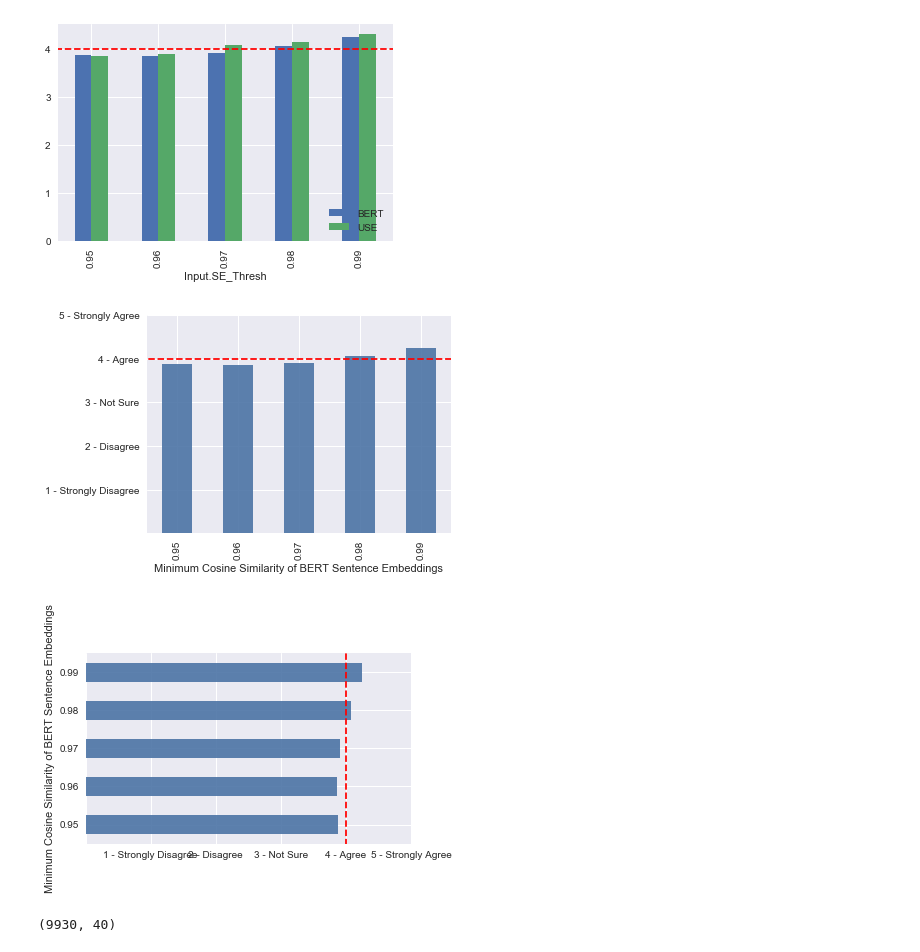
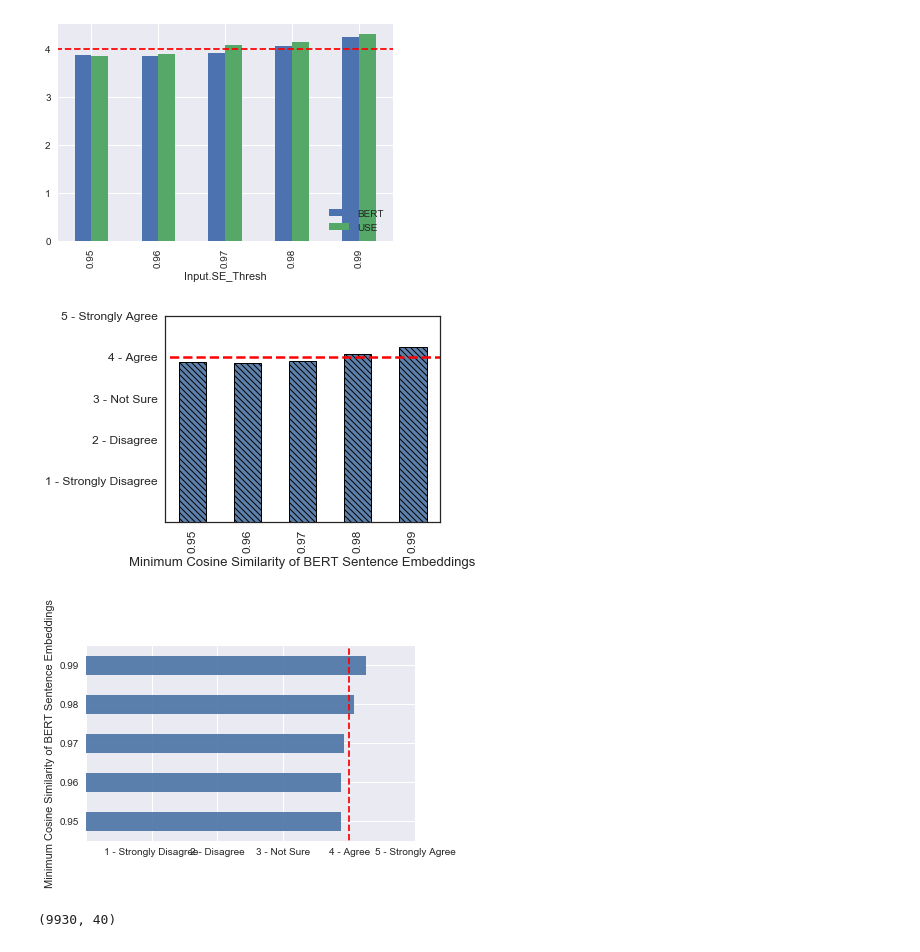
Before and after one commit to QData/Reevaluating-NLP-Adversarial-Examples, a Jupyter notebook: section-5-thresholds/se_thresh/results/s5-threshold-results.ipynb, the cells around one changed output. Drawn from its saved outputs; the diff is of its cells as text; code cells hidden in the pictures.

Commit message:
update graphs

```diff
--- a/section-5-thresholds/se_thresh/results/s5-threshold-results.ipynb
+++ b/section-5-thresholds/se_thresh/results/s5-threshold-results.ipynb
@@ -4,6 +4,7 @@ import numpy as np
 import pandas as pd
 import seaborn as sns
 sns.set() # Use default plots from seaborn
+sns.set_style("white", {'axes.grid' : False}) # White background
 # %%
 # Read MTurk results into dataframes
 s4_df = pd.read_csv('section4-original-semantic-labels.csv')
@@ -79,22 +80,51 @@ def _c(t):
 # original: get_ticks returns = [1.  1.5 2.  2.5 3.  3.5 4.  4.5 5. ]
 use_thresh_graph_yticks = ['', '1 - Strongly Disagree', '2 - Disagree', '3 - Not Sure', '4 - Agree', '5 - Strongly Agree']
 # %%
+# fonts
+sns.set_context("notebook", font_scale=1.2, rc={"lines.linewidth": 2.5})
+
+# make graph
 bert_df = s5_df[s5_df['Input.SE_Model'] == 'BERT']
-ax = bert_df.groupby('Input.SE_Thresh')['label'].mean().plot(kind='bar', color=_c((75, 115, 165, 230.0)))
+ax = bert_df.groupby('Input.SE_Thresh')['label'].mean().plot(kind='bar', color=_c((75,115,164,230.)),
+                            edgecolor='black', linewidth=1.)
+
+#color=_c((75, 115, 165, 230.0)#
+#sns.color_palette("cubehelix")
+# ax = bert_df.groupby('Input.SE_Thresh')['label'].mean().plot(kind='bar'), palette="Blues_d")
+
 # style graph
 ax.set_ylim(0.0, 5.0) # This
 ax.set_yticklabels(use_thresh_graph_yticks)
 # ax.set_title('Human responses across sentence encoding thresholds')
 ax.set_xlabel('Minimum Cosine Similarity of BERT Sentence Embeddings')
+
+# rotate x axis labels
+# ax.set_xticklabels(ax.get_xticklabels()z, rotation=0, ha='right')
+
+# add hatches
+# Define some hatches
+hatches = ['-', '+', 'x', '\\', '*', 'o']
+
+# Loop over the bars
+for i,thisbar in enumerate(ax.patches):
+    # Set a different hatch for each bar
+#     thisbar.set_hatch(hatches[i] * 3)
+    thisbar.set_hatch('\\'*4)
+
 # add horizontal line at y=4
 xs = np.linspace(-5, 5)
 horiz_line_data = np.array([4 for i in range(len(xs))])
+# move numbers to above bars
+# for p in ax.patches:
+#     ax.annotate(format(p.get_height(), '.2f'), (p.get_x() + p.get_width() / 2., p.get_height()),
+#                 ha = 'center', va = 'center', xytext = (0, 15), textcoords = 'offset points')
+
 # plot and save
 ax.plot(xs, horiz_line_data, 'r--', color='red')
 plt.tight_layout()
 plt.savefig('bert-thresh-final.pdf', format='pdf')
 # %% [output]
-[figure, old version]
+[figure, new version]
 # %%
 # try barh instead of bar
 # i tink its worse
@@ -113,7 +143,7 @@ ax.plot(verti_line_data, ys, 'r--', color='red')
 plt.tight_layout()
 plt.savefig('bert-thresh-final-horizontal.pdf', format='pdf')
 # %% [output]
-[figure, old version]
+[figure, new version]
 # %%
 s5_df.shape
 # %% [output]
```
Also changed, not shown: parts of 1 cell of this notebook, 3 other files.
